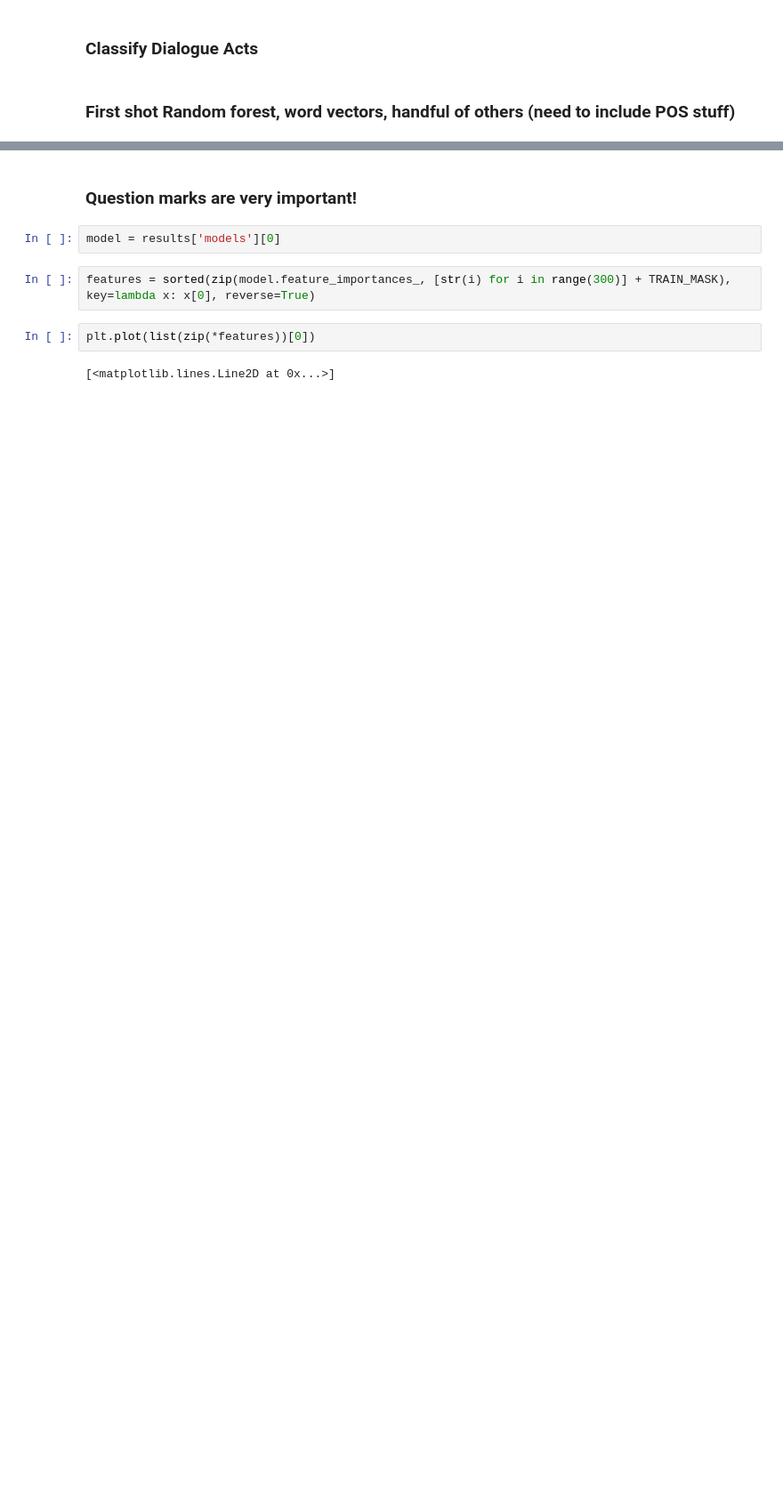
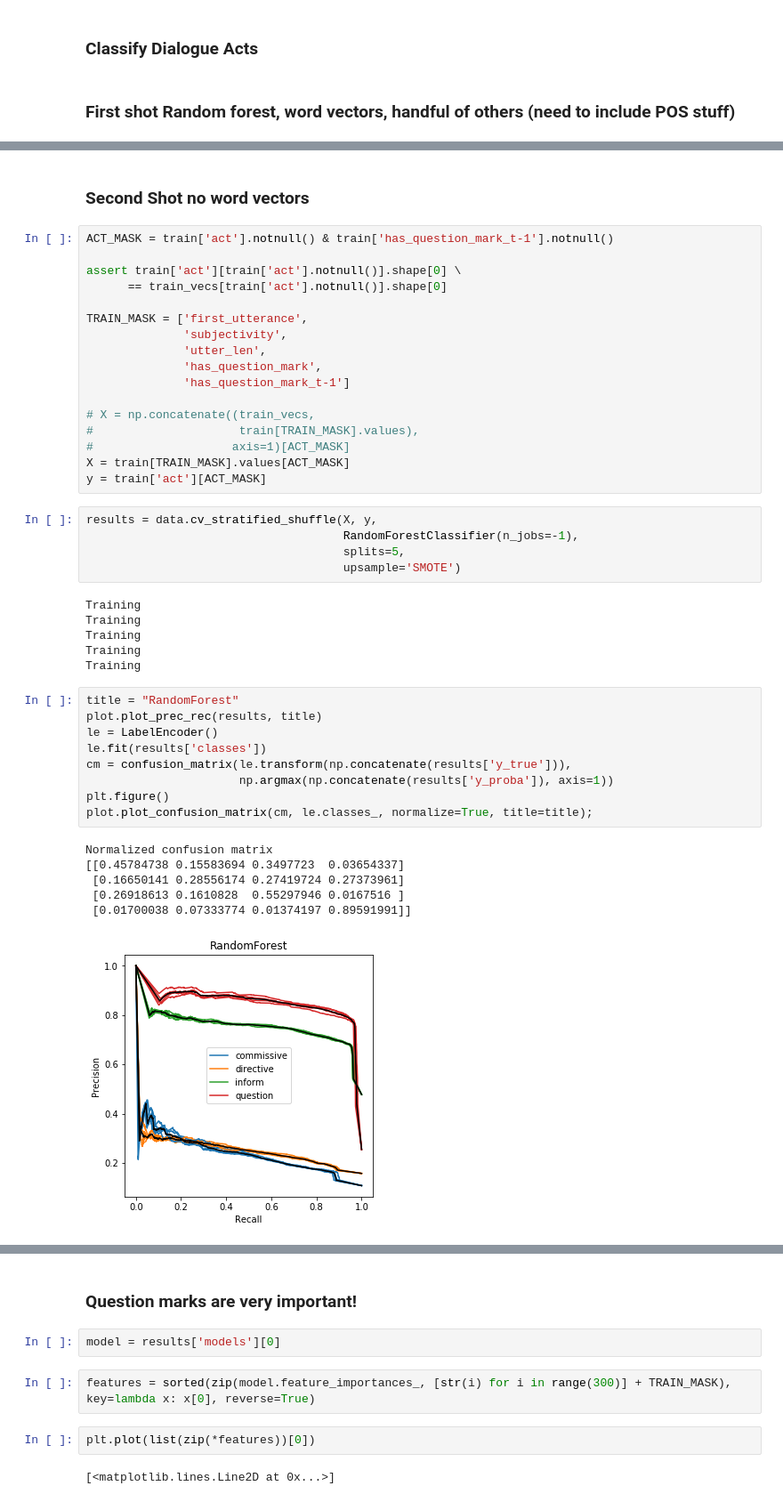
Before and after one commit to Ryanglambert/chatty, a Jupyter notebook: research/daily_dialogue/EDA-Word2Vec.ipynb, the cells around one changed output, grey strips where cells are left out. Shown: that part at 89% size. Saved outputs shown, nothing was run; the diff lists cells and outputs as text; blank space fills up the shorter version.

```diff
--- a/research/daily_dialogue/EDA-Word2Vec.ipynb
+++ b/research/daily_dialogue/EDA-Word2Vec.ipynb
@@ -116,0 +98,46 @@ Normalized confusion matrix
+# %% [markdown]
+### Second Shot no word vectors
+# %%
+ACT_MASK = train['act'].notnull() & train['has_question_mark_t-1'].notnull()
+
+assert train['act'][train['act'].notnull()].shape[0] \
+      == train_vecs[train['act'].notnull()].shape[0]
+
+TRAIN_MASK = ['first_utterance',
+              'subjectivity',
+              'utter_len',
+              'has_question_mark',
+              'has_question_mark_t-1']
+
+# X = np.concatenate((train_vecs,
+#                     train[TRAIN_MASK].values),
+#                    axis=1)[ACT_MASK]
+X = train[TRAIN_MASK].values[ACT_MASK]
+y = train['act'][ACT_MASK]
+# %%
+results = data.cv_stratified_shuffle(X, y,
+                                     RandomForestClassifier(n_jobs=-1),
+                                     splits=5,
+                                     upsample='SMOTE')
+# %% [output]
+Training
+Training
+Training
+Training
+Training
+# %%
+title = "RandomForest"
+plot.plot_prec_rec(results, title)
+le = LabelEncoder()
+le.fit(results['classes'])
+cm = confusion_matrix(le.transform(np.concatenate(results['y_true'])),
+                      np.argmax(np.concatenate(results['y_proba']), axis=1))
+plt.figure()
+plot.plot_confusion_matrix(cm, le.classes_, normalize=True, title=title);
+# %% [output]
+Normalized confusion matrix
+[[0.45784738 0.15583694 0.3497723  0.03654337]
+ [0.16650141 0.28556174 0.27419724 0.27373961]
+ [0.26918613 0.1610828  0.55297946 0.0167516 ]
+ [0.01700038 0.07333774 0.01374197 0.89591991]]
+[figure, added]
```
Also changed, not shown: parts of 33 cells of this notebook, 2 other files.
